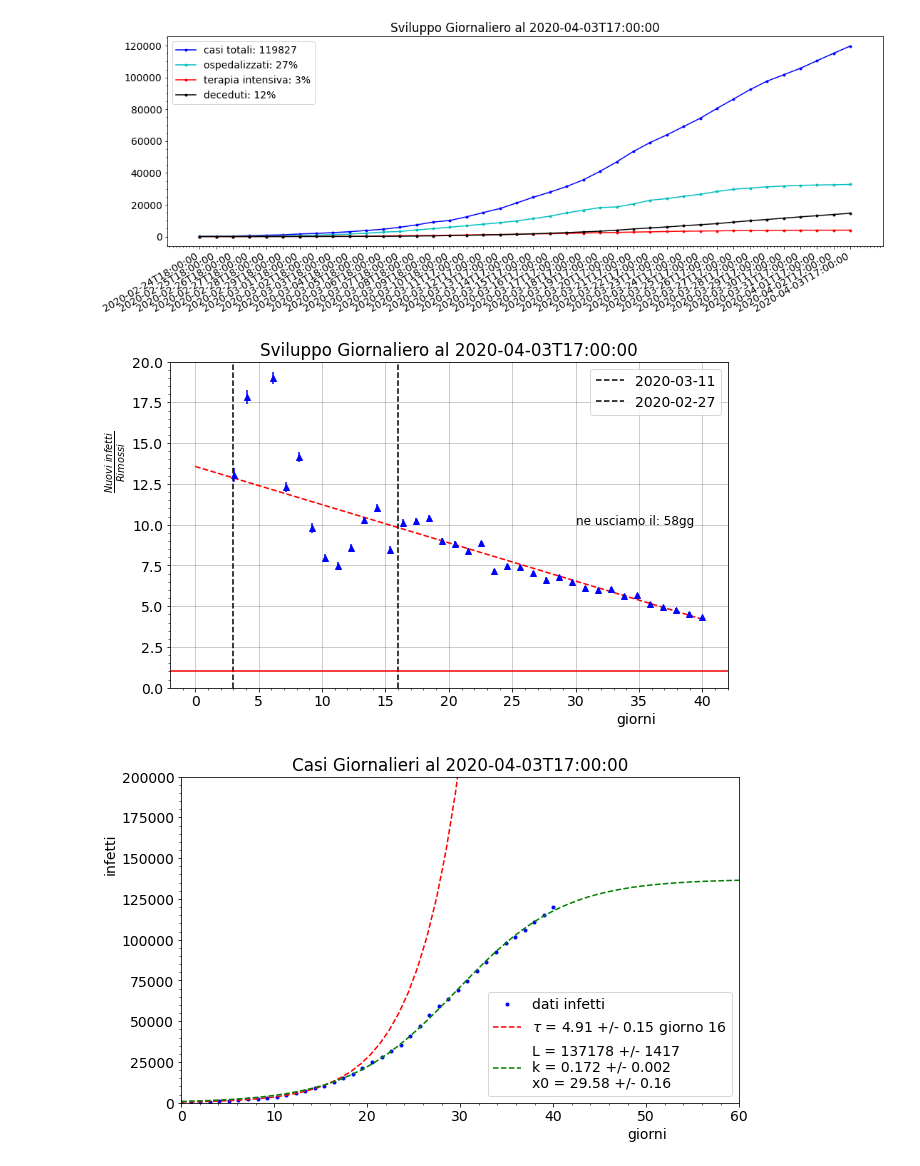
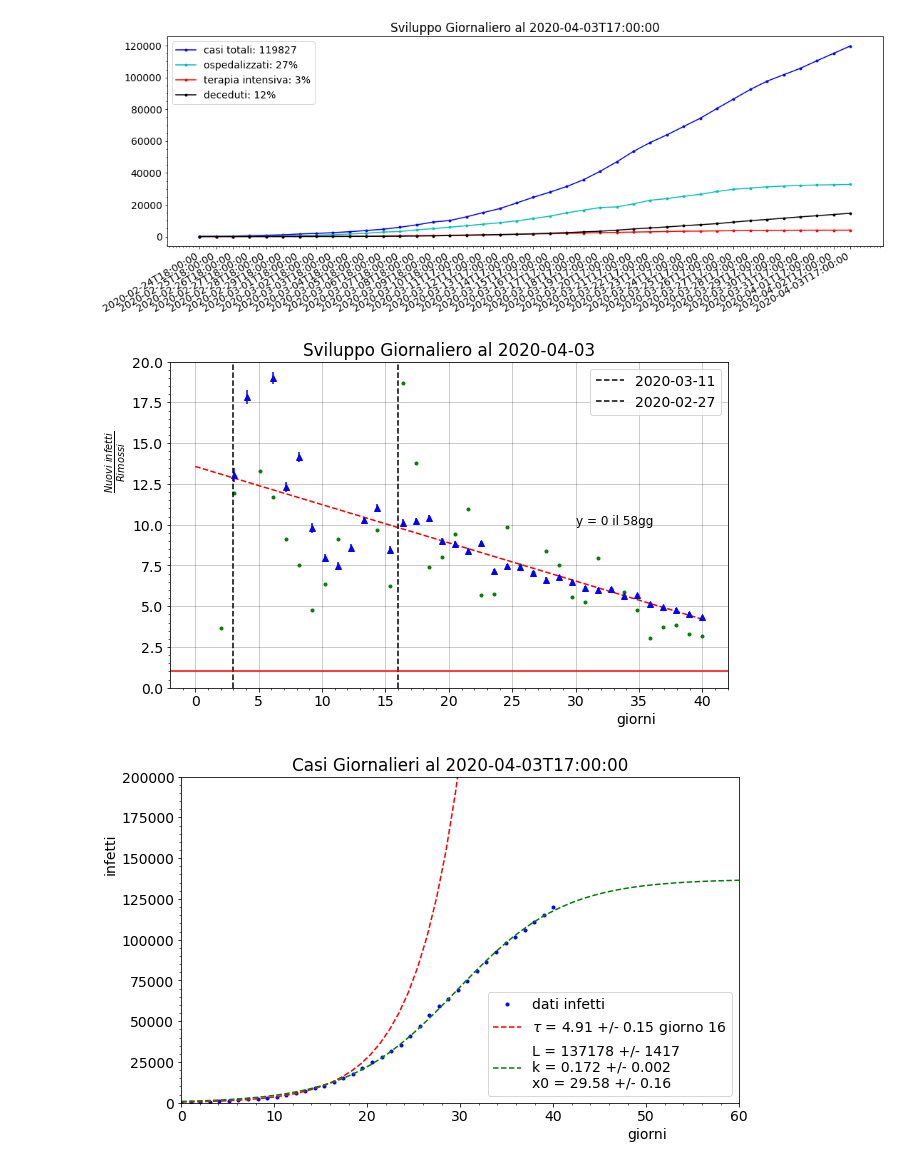
Before and after one commit to lorenzopaolucci/studenti, a Jupyter notebook: covid19.ipynb, the cells around one changed output. Drawn from its saved outputs; the diff is of its cells as text; code cells hidden in the pictures.

```diff
--- a/covid19.ipynb
+++ b/covid19.ipynb
@@ -82,34 +82,36 @@ def fitErr3(func, x, popt, pcov):
 # %%
 from scipy.optimize import curve_fit
 from sklearn.metrics import r2_score
 fig, ax = plt.subplots(figsize=(10,6))
 x = np.linspace(0, len(df['data']), len(df['data']))
 err = np.sqrt(np.sqrt(df['totale_positivi'])/df['totale_positivi'] +
               np.sqrt(df['dimessi_guariti'])/df['dimessi_guariti'])
 y = df['totale_positivi']/df['dimessi_guariti']
 ax.errorbar(x, y, yerr=err, fmt='b^')
-ax.set_title('Sviluppo Giornaliero al '+str(np.array(df['data'])[-1]))
+ax.set_title('Sviluppo Giornaliero al '+str(np.array(df['data'])[-1])[0:10])
 day=16
 mq,mqc = curve_fit(Line,x[x>day], y[x>day], p0=[-1,30], sigma=err[x>day])
 mqe = np.sqrt(np.diag(mqc))
 plt.plot(x, Line(x, *mq), 'r--')
 
-
+nuovi = df['nuovi_positivi']
+rimossi = np.gradient(df['dimessi_guariti'],x)
+ax.plot(x, nuovi/rimossi, 'g.')
 ax.axvline(day, color='black', linestyle='--', label='{:s}'.format(df.iloc[day, 0][0:10]))
 day=3
 ax.axvline(day, color='black', linestyle='--', label='{:s}'.format(df.iloc[day, 0][0:10]))
 ax.set_xlabel('giorni', horizontalalignment = 'left', x=0.8)
 ax.set_ylabel(r'$\frac{Nuovi\ infetti}{Rimossi}$', horizontalalignment = 'left', y=0.6)
-ax.text(30, 10, 'ne usciamo il: {:.0f}gg'.format(-mq[1]/mq[0] ), fontsize=12)
+ax.text(30, 10, 'y = 0 il {:.0f}gg'.format(-mq[1]/mq[0] ), fontsize=12)
 ax.axhline(1, color='red')
 ax.legend(loc=0)
 ax.set_ylim(0,20)
 #ax.set_yscale('log')
 plt.grid(color='k', linestyle='-', linewidth=1, alpha=0.2)
 plt.minorticks_on()
 plt.show()
 # %% [output]
-[figure, old version]
+[figure, new version]
 # %%
 
 x = np.linspace(0, len(df['data']), len(df['data']))
```
